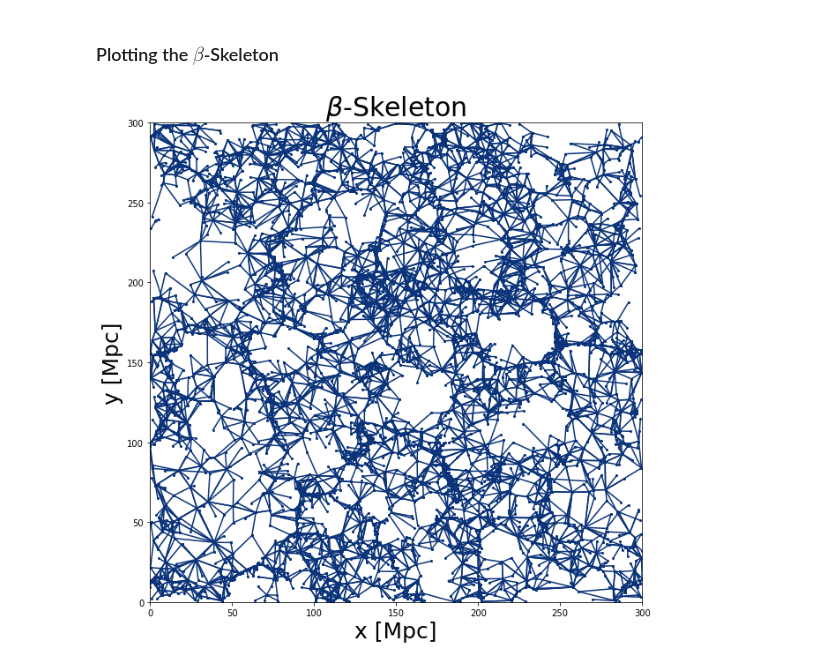
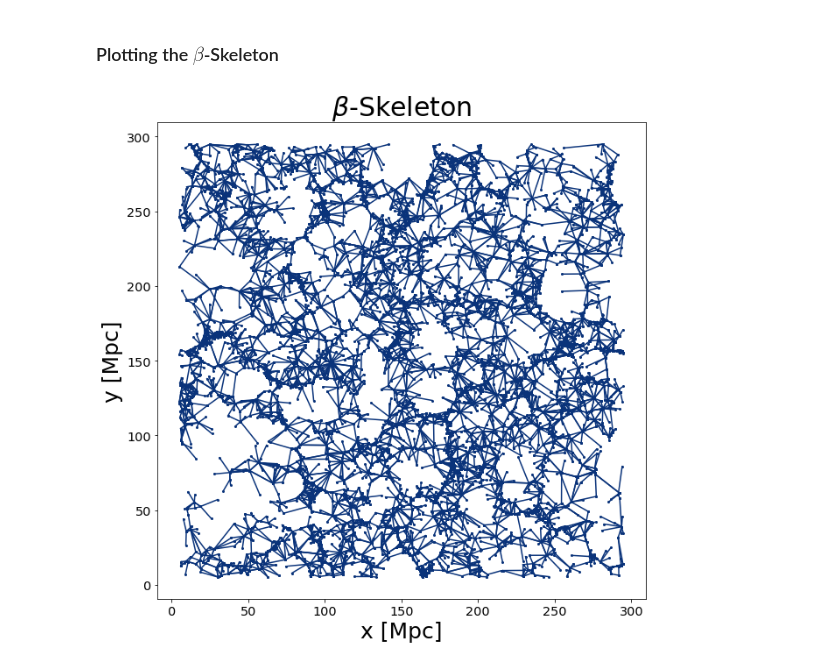
Before and after one commit to jsuarez314/cosmicweb_bsk, a Jupyter notebook: 01_Compute_bsk.ipynb, the cells around one changed output. Drawn from its saved outputs; the diff is of its cells as text; code cells hidden in the pictures.

```diff
--- a/01_Compute_bsk.ipynb
+++ b/01_Compute_bsk.ipynb
@@ -8,4 +8,13 @@ import numpy.linalg as la
 import os
 from tqdm.notebook import tqdm
 
+params = {'legend.fontsize': 'x-large',
+          'figure.figsize': (15, 5),
+         'axes.labelsize': 25,
+         'axes.titlesize': 25,
+         'xtick.labelsize':'x-large',
+         'ytick.labelsize':'x-large'}
+mpl.rcParams.update(params)
+plt.jet()
+
 path = './data/'
@@ -211,20 +225,20 @@ Catalog creation finished!
 # %% [markdown]
 ### Plotting the $\beta$-Skeleton
 # %%
-zin = 5
-zlim = 40 # Plane in z axis to plot the beta-skeleton
+zin = 3
+zlim = 30 # Plane in z axis to plot the Bskeleton
 maskzm = z < (zlim + zin)
 maskzM = z > (zlim - zin)
 IDzm = ID[maskzm & maskzM]
 
 fig = plt.figure(figsize = (10,10))
 plt.title(r'$\beta$-Skeleton',size=30)
 plt.xlabel("x [Mpc]",size=25)
 plt.ylabel("y [Mpc]",size=25)
-plt.xlim(0,300)
-plt.ylim(0,300)
 for k in IDzm:
     for j in con[k]:
         plt.plot([x[k],x[j]],[y[k],y[j]],'bo-',markersize=2, c="#0a337a")
+plt.savefig('./figures/bsk.png', bbox_inches='tight', resterized=True, transparent=True)
+plt.show()
 # %% [output]
-[figure, old version]
+[figure, new version]
```
Also changed, not shown: parts of 3 cells of this notebook, 20 other files.
